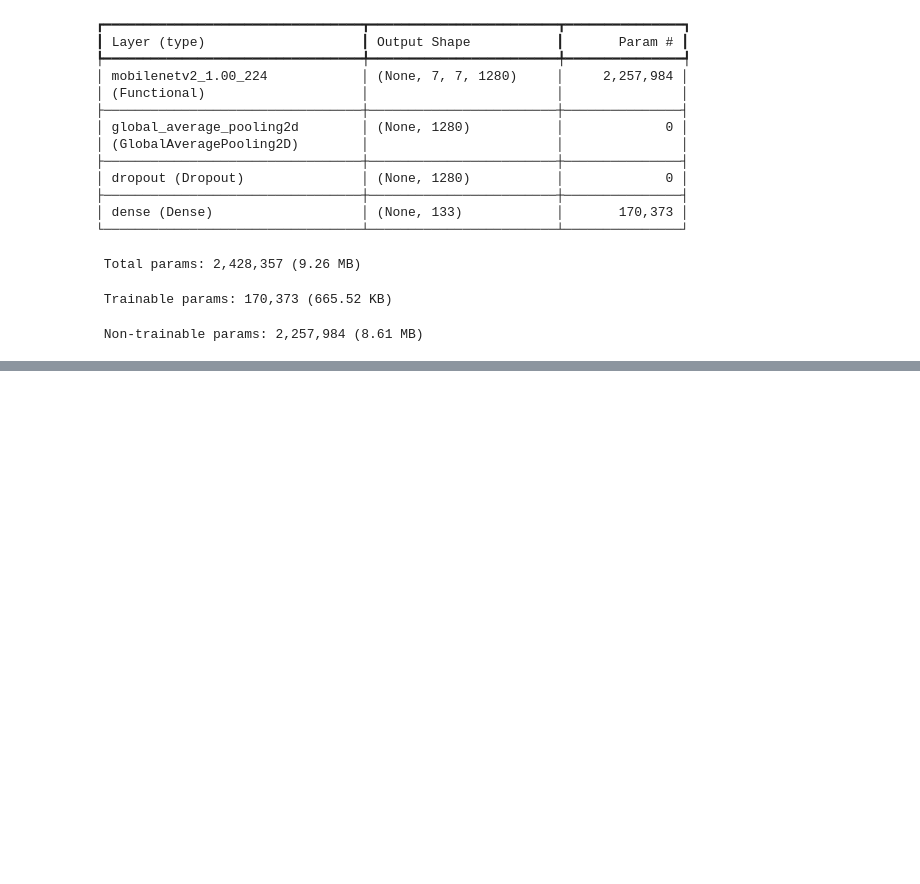
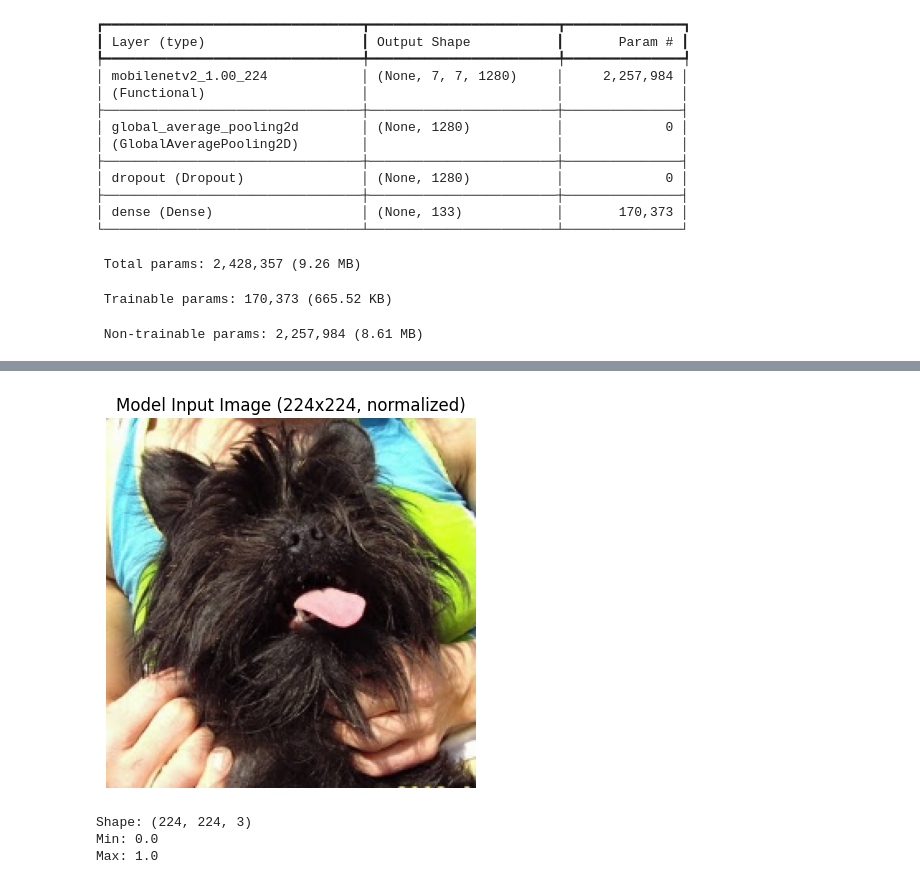
Before and after one commit to KMarci92/Dog_Breed_Identification, a Jupyter notebook: dog_breed_classifier.ipynb, the cells around one changed output, grey strips where cells are left out. Cells and saved outputs as stored; diff of their text form; code cells hidden in the pictures; blank space fills up the shorter version.

```diff
--- a/dog_breed_classifier.ipynb
+++ b/dog_breed_classifier.ipynb
@@ -223,0 +241,19 @@ predictions = model.predict(X_test)
+# %%
+#selecting a sample image from the test dataset, converting imagge to floaat32 to match the format expected by the  model
+img = X_test[0].astype(np.float32)
+
+#display the image fed into the classifier
+plt.imshow(img)
+plt.title("Model Input Image (224x224, normalized)")
+plt.axis("off")
+plt.show()
+
+#veryfying the image dimensions and the normalization range
+print("Shape:", img.shape)
+print("Min:", np.min(img))
+print("Max:", np.max(img))
+# %% [output]
+[figure, added]
+Shape: (224, 224, 3)
+Min: 0.0
+Max: 1.0
```
Also changed, not shown: parts of 9 cells of this notebook, 1 other file.
